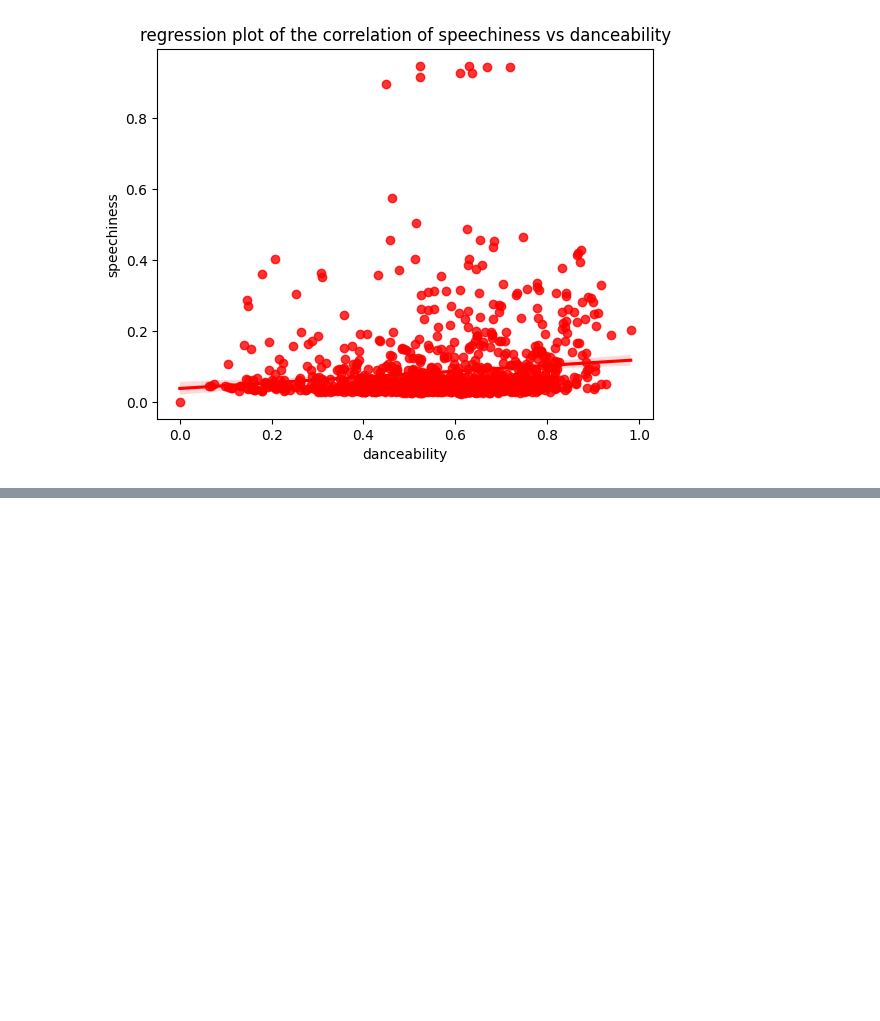
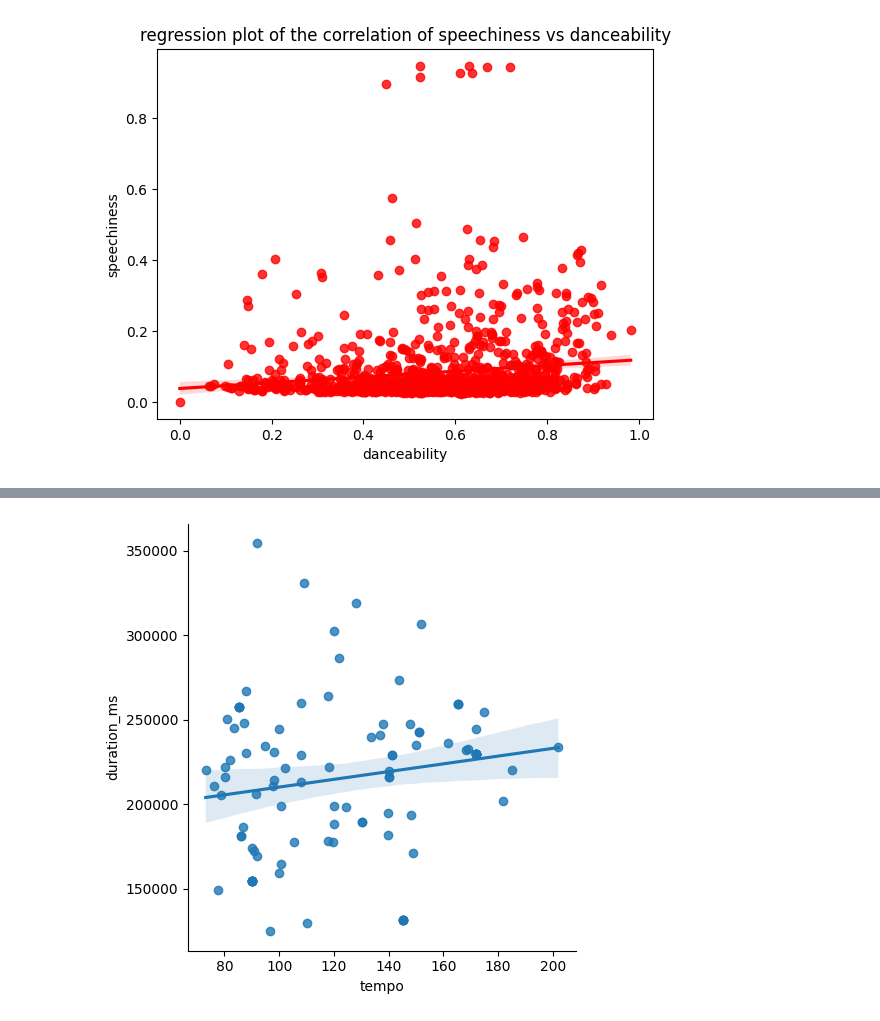
Before and after one commit to FacundoCardozo5/Nuevo-repo, a Jupyter notebook: notebooks/spoti.ipynb, the cells around one changed output, grey strips where cells are left out. Drawn from its saved outputs; the diff is of its cells as text; code cells hidden in the pictures; blank space fills up the shorter version.

```diff
--- a/notebooks/spoti.ipynb
+++ b/notebooks/spoti.ipynb
@@ -233,3 +233,6 @@ plt.title("regression plot of the correlation of speechiness vs danceability")
 plt.show()
 # %% [output]
 [figure]
+# %%
+spoti = pd.read_csv('/workspaces/Nuevo-repo/data/raw/spotify.csv').head(100)
+spoti
@@ -235,0 +253,4 @@ plt.show()
+# %%
+sums_lmplot = sns.lmplot(x="tempo", y="duration_ms", data=spoti)
+# %% [output]
+[figure, added]
```
Also changed, not shown: parts of 4 cells of this notebook.
